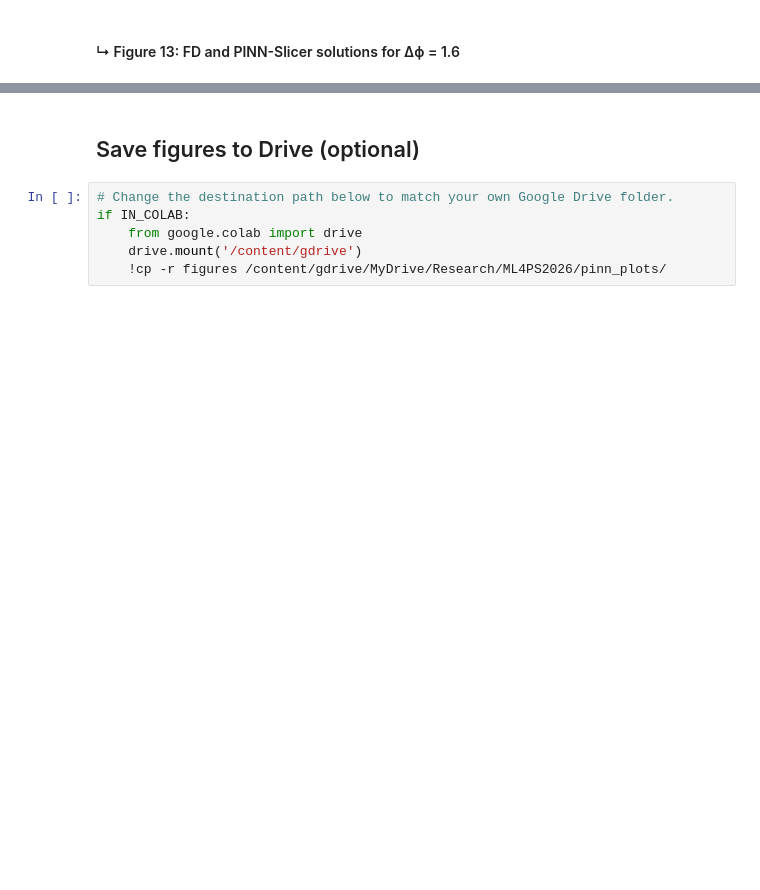
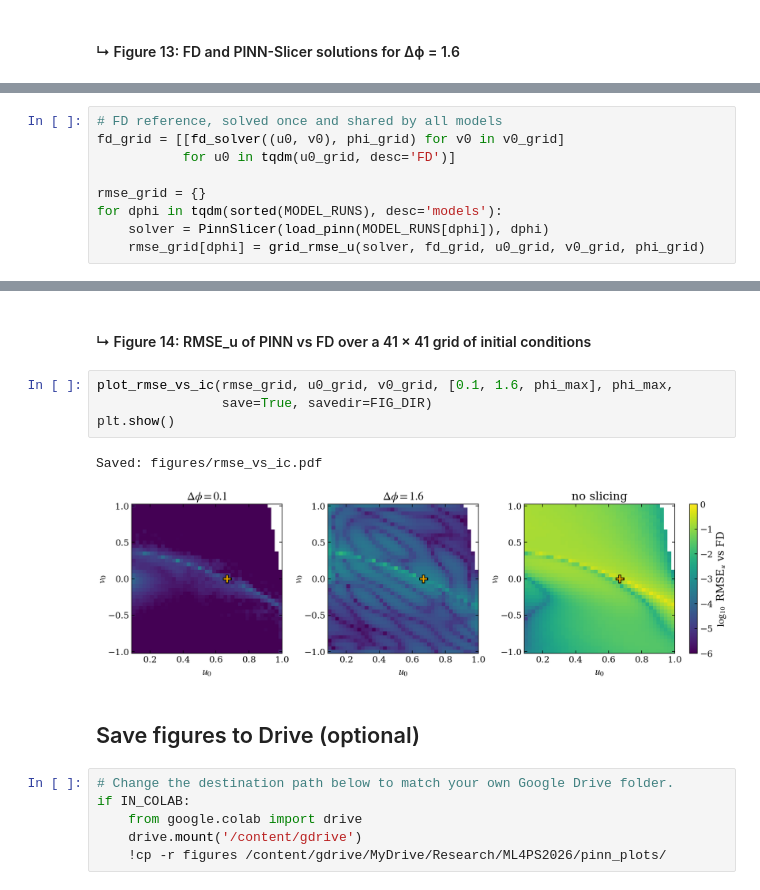
Before and after one commit to soot-bit/pinnslicer, a Jupyter notebook: notebooks/02_pinnslicer_plots_tables.ipynb, the cells around one changed output, grey strips where cells are left out. Drawn from its saved outputs; the diff is of its cells as text; blank space fills up the shorter version.

```diff
--- a/notebooks/02_pinnslicer_plots_tables.ipynb
+++ b/notebooks/02_pinnslicer_plots_tables.ipynb
@@ -429,0 +644,9 @@ pinn_data = run_pinn_comparison(DEMO_ORBITS, fd_data_demo, dphi=1.6, phi_max=phi
+# %%
+# FD reference, solved once and shared by all models
+fd_grid = [[fd_solver((u0, v0), phi_grid) for v0 in v0_grid]
+           for u0 in tqdm(u0_grid, desc='FD')]
+
+rmse_grid = {}
+for dphi in tqdm(sorted(MODEL_RUNS), desc='models'):
+    solver = PinnSlicer(load_pinn(MODEL_RUNS[dphi]), dphi)
+    rmse_grid[dphi] = grid_rmse_u(solver, fd_grid, u0_grid, v0_grid, phi_grid)
@@ -430,3 +708,12 @@ pinn_data = run_pinn_comparison(DEMO_ORBITS, fd_data_demo, dphi=1.6, phi_max=phi
+# %% [markdown]
+#### ↳ Figure 14: RMSE_u of PINN vs FD over a 41 × 41 grid of initial conditions
+# %%
+plot_rmse_vs_ic(rmse_grid, u0_grid, v0_grid, [0.1, 1.6, phi_max], phi_max,
+                save=True, savedir=FIG_DIR)
+plt.show()
+# %% [output]
+Saved: figures/rmse_vs_ic.pdf
+[figure, added]
 # %% [markdown]
 ## Save figures to Drive (optional)
 # %%
```
Also changed, not shown: parts of 29 cells of this notebook, 1 other file.
